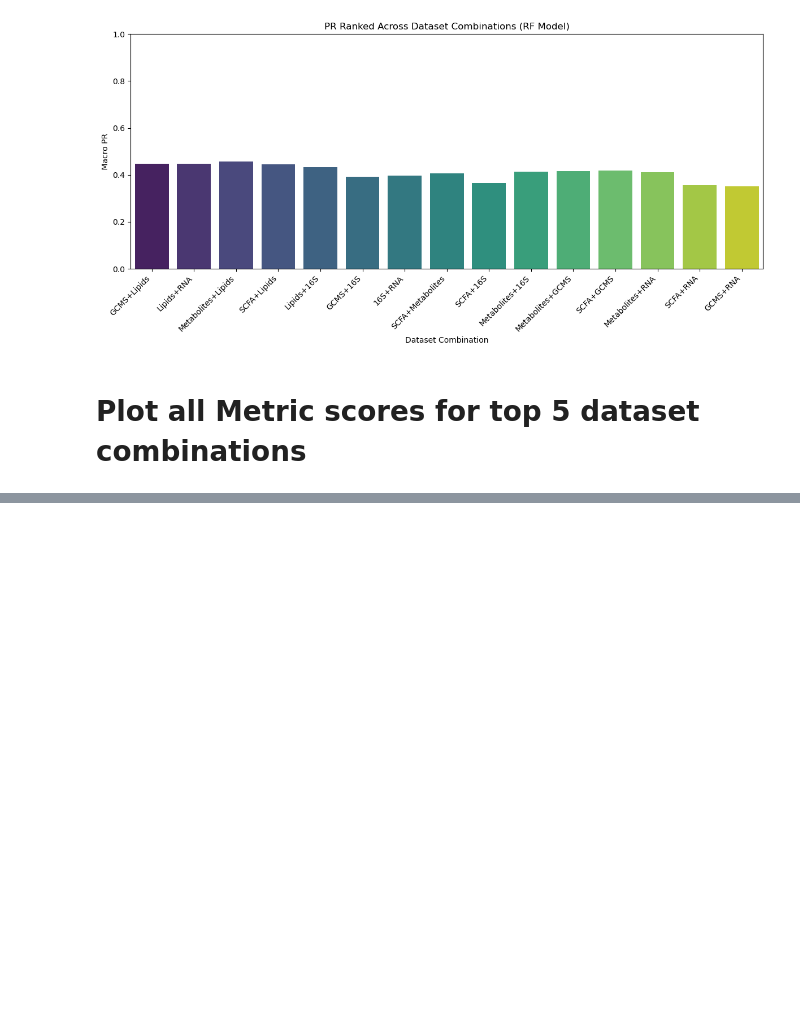
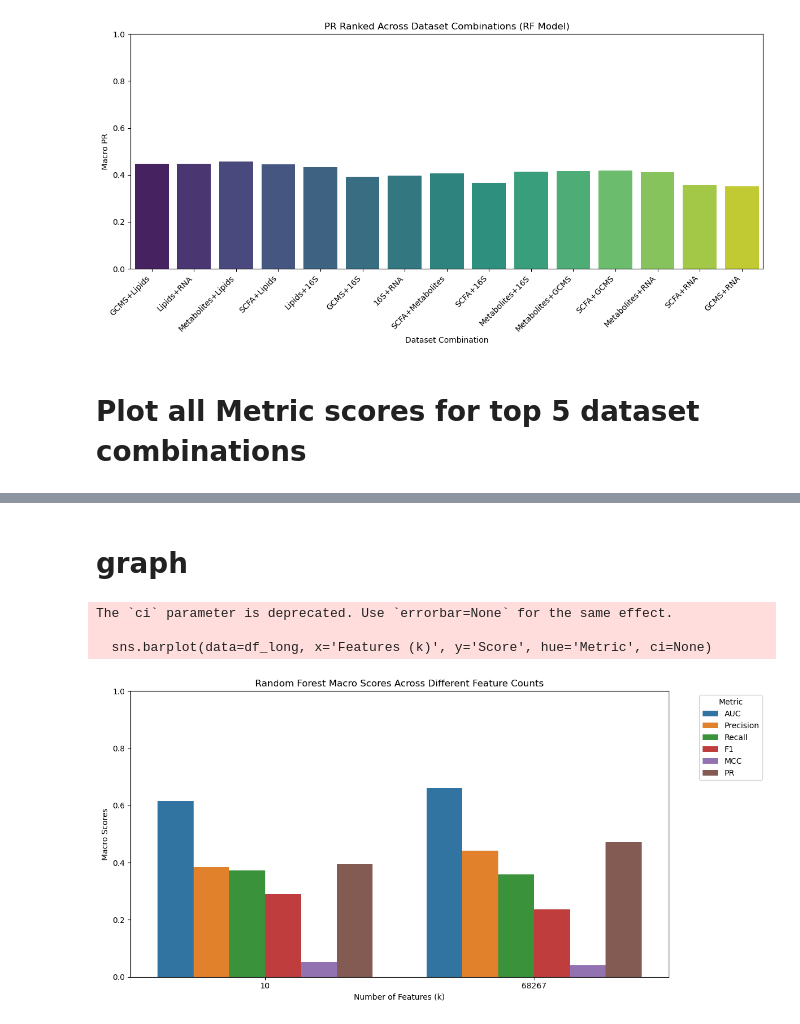
Before and after one commit to paulzierep/MultiClassPredict, a Jupyter notebook: multiclasspredict.ipynb, the cells around one changed output, grey strips where cells are left out. Drawn from its saved outputs; the diff is of its cells as text; code cells hidden in the pictures; blank space fills up the shorter version.

Commit message:
hyperparameter tuning wuth grid search

```diff
--- a/multiclasspredict.ipynb
+++ b/multiclasspredict.ipynb
@@ -1023,0 +1090,34 @@ plt.show()
+# %% [markdown]
+# graph
+# %%
+import pandas as pd
+import matplotlib.pyplot as plt
+import seaborn as sns
+
+# Load the results
+df = pd.read_csv("HP_analysis_10_2025/benchmark/results/Hyperparameter_tuning_rf(grid_search).csv")
+
+# Keep only Macro scores and RF model
+df_macro = df[(df['Class'] == 'Macro') & (df['Model'] == 'rf')]
+
+# List of metrics
+metrics = ['AUC', 'Precision', 'Recall', 'F1', 'MCC', 'PR']
+
+# Melt the dataframe for seaborn plotting
+df_long = df_macro.melt(id_vars=['Features (k)'], value_vars=metrics, var_name='Metric', value_name='Score')
+
+# Plot grouped barplot with feature count as x-axis
+plt.figure(figsize=(12,6))
+sns.barplot(data=df_long, x='Features (k)', y='Score', hue='Metric', ci=None)
+plt.ylim(0, 1)
+plt.title("Random Forest Macro Scores Across Different Feature Counts")
+plt.xlabel("Number of Features (k)")
+plt.ylabel("Macro Scores")
+plt.legend(title='Metric', bbox_to_anchor=(1.05,1), loc='upper left')
+plt.tight_layout()
+plt.show()
+# %% [output]
+The `ci` parameter is deprecated. Use `errorbar=None` for the same effect.
+
+  sns.barplot(data=df_long, x='Features (k)', y='Score', hue='Metric', ci=None)
+[figure, added]
```
Also changed, not shown: parts of 4 cells of this notebook.
